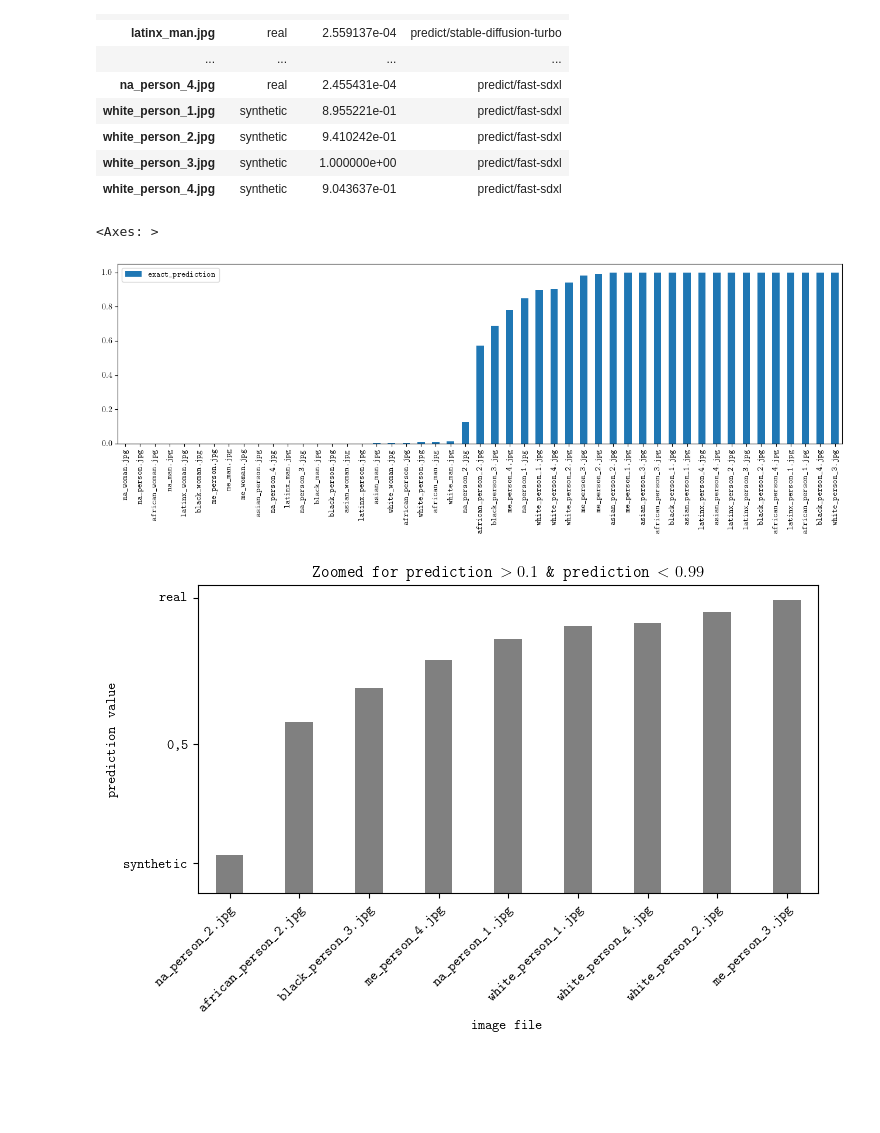
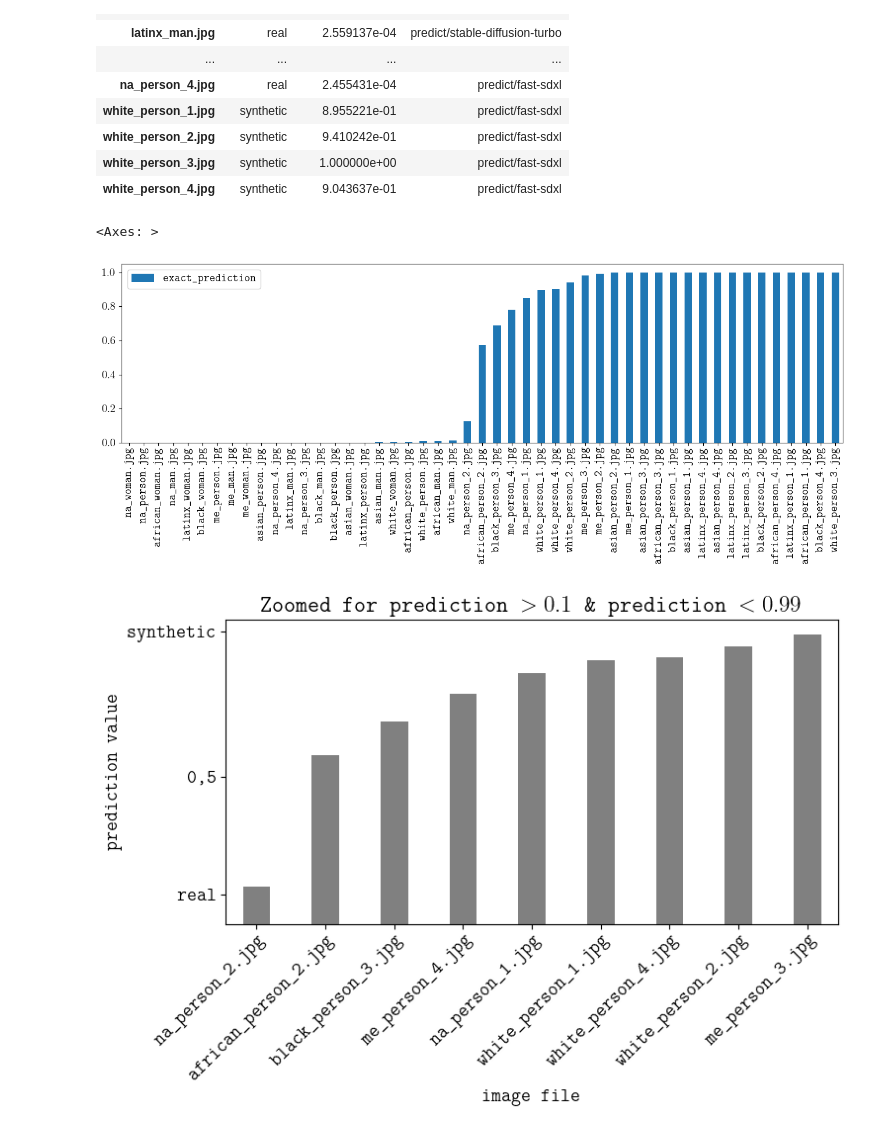
Before and after one commit to iamwpj/naive-cnn-identifier, a Jupyter notebook: stats.ipynb, the cells around one changed output. Cells and saved outputs as stored; diff of their text form; code cells hidden in the pictures; blank space fills up the shorter version.

Commit message:
fixing bug on tables and increasing font size

```diff
--- a/stats.ipynb
+++ b/stats.ipynb
@@ -10,7 +10,7 @@ Start with pre-reqs.
 import pandas as pd
 import matplotlib.pyplot as plt
 
-plt.rcParams.update({"text.usetex": True, "font.family": "monospace"})
+plt.rcParams.update({"text.usetex": True, "font.family": "monospace", "font.size": "14"})
 
 data = pd.read_json(open("reports/predictions.json", "r"), orient="index")
 data
@@ -37,24 +37,24 @@ selected = data.sort_values(by=["exact_prediction"])
 selected.plot.bar(y="exact_prediction", figsize=(16, 4))
 # %% [output]
 <Axes: >
-[figure, old version]
+[figure, new version]
 # %%
 zoom_selected = selected[
     (selected.exact_prediction > 0.1) & (selected.exact_prediction < 0.99)
 ]
 zoom_selected_ax = zoom_selected.plot.bar(
     y="exact_prediction", figsize=(8, 4), color="gray", width=0.4, legend=False
 )
 zoom_selected_ax.set_title("Zoomed for prediction \(> 0.1\) \& prediction \(< 0.99\)")
 zoom_selected_ax.set_xlabel("image file")
 zoom_selected_ax.set_ylabel("prediction value")
 zoom_selected_ax.set_yticks([0.1, 0.5, 0.99])
-zoom_selected_ax.set_yticklabels(["synthetic", "0,5", "real"])
+zoom_selected_ax.set_yticklabels(["real", "0,5", "synthetic"])
 zoom_selected_bar = plt.setp(
     zoom_selected_ax.get_xticklabels(), rotation=45, ha="right", rotation_mode="anchor"
 )
 # %% [output]
-[figure, old version]
+[figure, new version]
 # %%
 # Subdivide our measures based on image source
 
```
Also changed, not shown: parts of 1 cell of this notebook.
